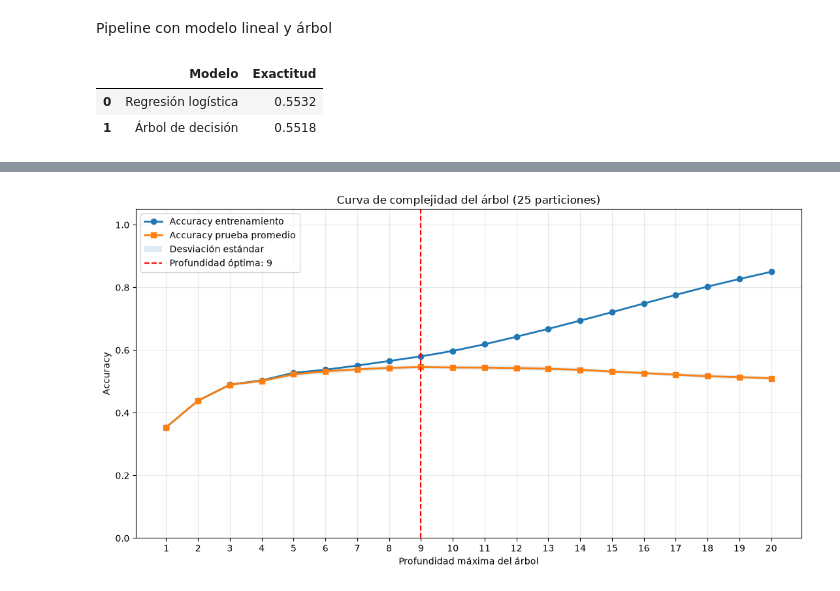
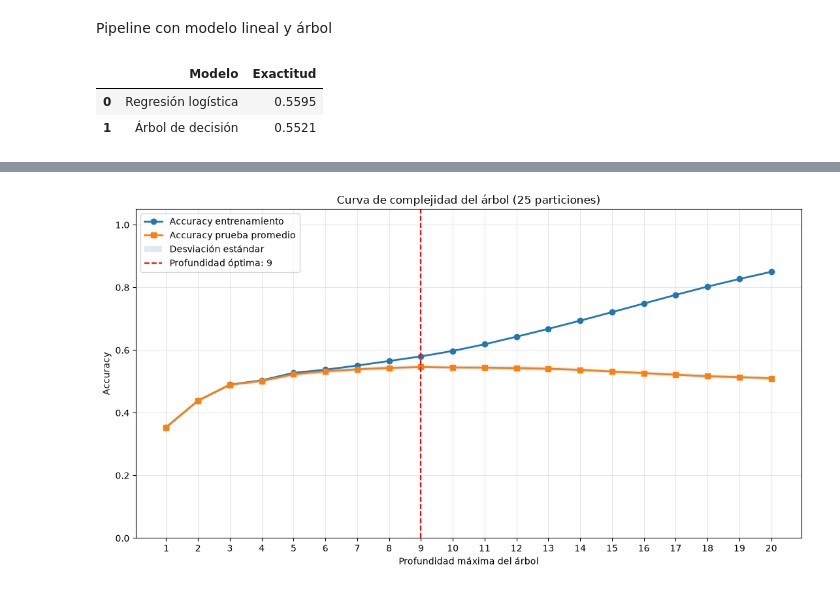
Before and after one commit to Racsok/mineria, a Jupyter notebook: analisis_datasets/analisis_dataset_FIFA.ipynb, the cells around one changed output, grey strips where cells are left out. Saved outputs shown, nothing was run; the diff lists cells and outputs as text; code cells hidden in the pictures.

```diff
--- a/analisis_datasets/analisis_dataset_FIFA.ipynb
+++ b/analisis_datasets/analisis_dataset_FIFA.ipynb
@@ -2767,3 +2738,6 @@ Nationality: 89 categorías finales; 'Otros' cubre 217 filas (1.49%).
+# %%
+# Justo antes del preprocesamiento/modelado
+df_modelo = df.drop(columns=['Club', 'Name', 'Joined', 'Contract Valid Until'])
 # %% [markdown]
 ColumnTransformer completo para separar las columnas para el Pipeline
 # %%
@@ -2787,7 +2761,6 @@ columnas_categoricas_modelo = [
     "Work Rate",
     "Preferred Foot",
     "Body Type",
-    "Club",
     "Nationality"
 ]
 
@@ -2835,7 +2808,7 @@ columnas_modelo = (
     + columnas_categoricas_modelo
 )
 
-datos_clasificacion = df[
+datos_clasificacion = df_modelo[
     columnas_modelo + ["Position_Group"]
 ].dropna(subset=["Position_Group"]).copy()
 
@@ -2853,13 +2826,13 @@ X_train, X_test, y_train, y_test = train_test_split(
 # Agrupar usando únicamente las frecuencias del entrenamiento
 X_train = agrupar_categorias_raras(
     X_train,
-    ["Club", "Nationality"],
+    ["Nationality"],
     minimo=10
 )
 
 X_test = agrupar_categorias_raras(
     X_test,
-    ["Club", "Nationality"],
+    ["Nationality"],
     minimo=10
 )
 
@@ -2869,35 +2842,35 @@ modelos = {
         random_state=2026
     ),
     "Árbol de decisión": DecisionTreeClassifier(
         max_depth=10,
         random_state=2026
     )
 }
 
 resultados_clasificacion = []
 
 for nombre, modelo in modelos.items():
     pipeline_modelo = Pipeline([
         ("preprocesador", preprocesador_completo),
         ("modelo", modelo)
     ])
 
     pipeline_modelo.fit(X_train, y_train)
     predicciones = pipeline_modelo.predict(X_test)
 
     resultados_clasificacion.append({
         "Modelo": nombre,
         "Exactitud": accuracy_score(y_test, predicciones)
     })
 
 tabla_clasificacion = pd.DataFrame(resultados_clasificacion)
 tabla_clasificacion["Exactitud"] = tabla_clasificacion["Exactitud"].round(4)
 
 display(tabla_clasificacion)
 # %% [output]
 |  | Modelo | Exactitud |
-| 0 | Regresión logística | 0.5532 |
-| 1 | Árbol de decisión | 0.5518 |
+| 0 | Regresión logística | 0.5595 |
+| 1 | Árbol de decisión | 0.5521 |
 # %%
 # Árbol de decisión principal
 pipeline_arbol = Pipeline([
```
Also changed, not shown: parts of 22 cells of this notebook.
